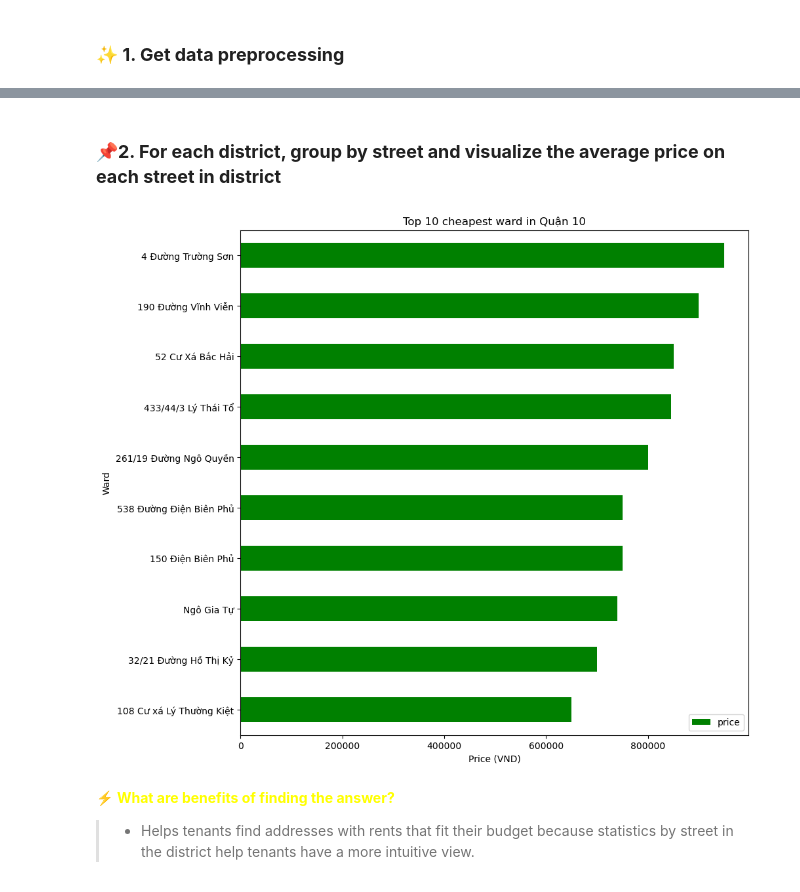
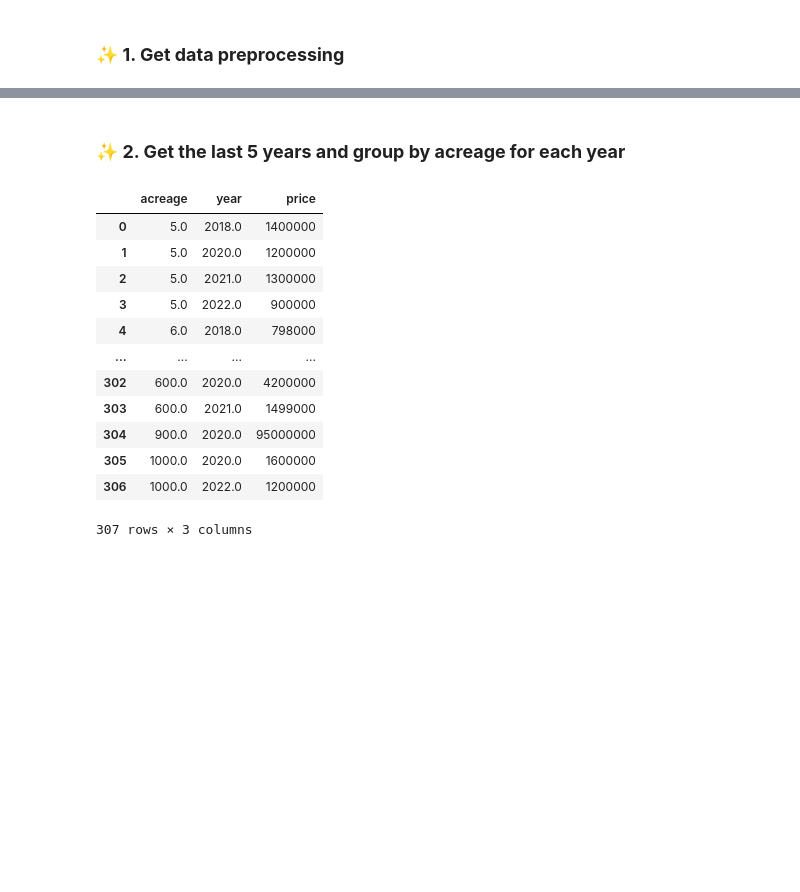
Before and after one commit to TienDat57/VNHouseRent, a Jupyter notebook: notebook/Question5.ipynb, the cells around one changed output, grey strips where cells are left out. Saved outputs shown, nothing was run; the diff lists cells and outputs as text; code cells hidden in the pictures; blank space fills up the shorter version.

```diff
--- a/notebook/Question5.ipynb
+++ b/notebook/Question5.ipynb
@@ -34,30 +34,26 @@ df.set_index('id')
-# %% [markdown]
-### 📌**2. For each district, group by street and visualize the average price on each street in district**
-# %%
-# choose district and get the list of ward
-district = 'Quận 10'
-choose_district = df[df['district'] == district]
-ward_list = choose_district['street'].unique()
-ward_list
-
-# group by ward and get the mean of price
-grouped = choose_district.groupby('street')
-ward_mean = grouped['price'].mean()
-ward_mean
-
-# create a new dataframe
-df_ward = pd.DataFrame(ward_mean)
-df_ward = df_ward.sort_values(by='price', ascending=True)
-
-# visualize top 10 in bar chart
-df_ward_top10 = df_ward.head(10)
-df_ward_top10.plot(kind='barh', figsize=(10, 10), color='green')
-plt.title('Top 10 cheapest ward in ' + district)
-plt.xlabel('Price (VND)')
-plt.ylabel('Ward')
-plt.show()
-# %% [output]
-[figure, removed]
-# %% [markdown]
-&#9889; <font color="yellow"><b>What are benefits of finding the answer? </b></font>
->- Helps tenants find addresses with rents that fit their budget because statistics by street in the district help tenants have a more intuitive view.
+# %% [markdown]
+### ✨ **2. Get the last 5 years and group by acreage for each year**
+# %%
+# get year > 2018
+df['acreage'] = df['acreage'].round(0)
+df['year'] = pd.DatetimeIndex(df['published']).year
+df['year'] = df[df['year'] > 2017]['year'].astype(int)
+
+# group by acreage and get the lowest price for each year > 2017
+grouped = df.groupby(['acreage', 'year'])
+df2 = grouped['price'].min().reset_index()
+df2
+# %% [output]
+|  | acreage | year | price |
+| 0 | 5.0 | 2018.0 | 1400000 |
+| 1 | 5.0 | 2020.0 | 1200000 |
+| 2 | 5.0 | 2021.0 | 1300000 |
+| 3 | 5.0 | 2022.0 | 900000 |
+| 4 | 6.0 | 2018.0 | 798000 |
+| ... | ... | ... | ... |
+| 302 | 600.0 | 2020.0 | 4200000 |
+| 303 | 600.0 | 2021.0 | 1499000 |
+| 304 | 900.0 | 2020.0 | 95000000 |
+| 305 | 1000.0 | 2020.0 | 1600000 |
+| 306 | 1000.0 | 2022.0 | 1200000 |
+307 rows × 3 columns
```
Also changed, not shown: parts of 7 cells of this notebook, 7 other files.
